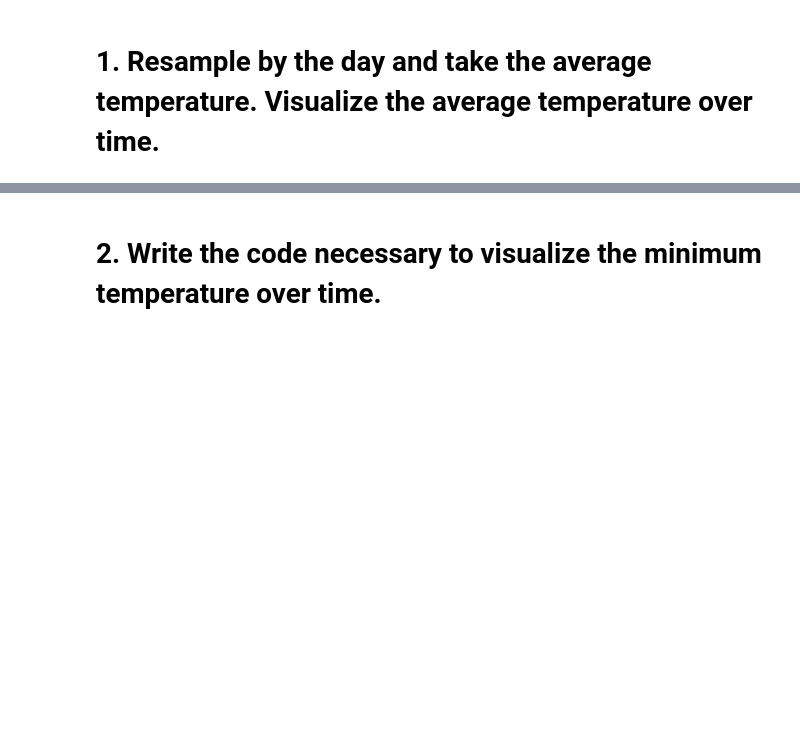
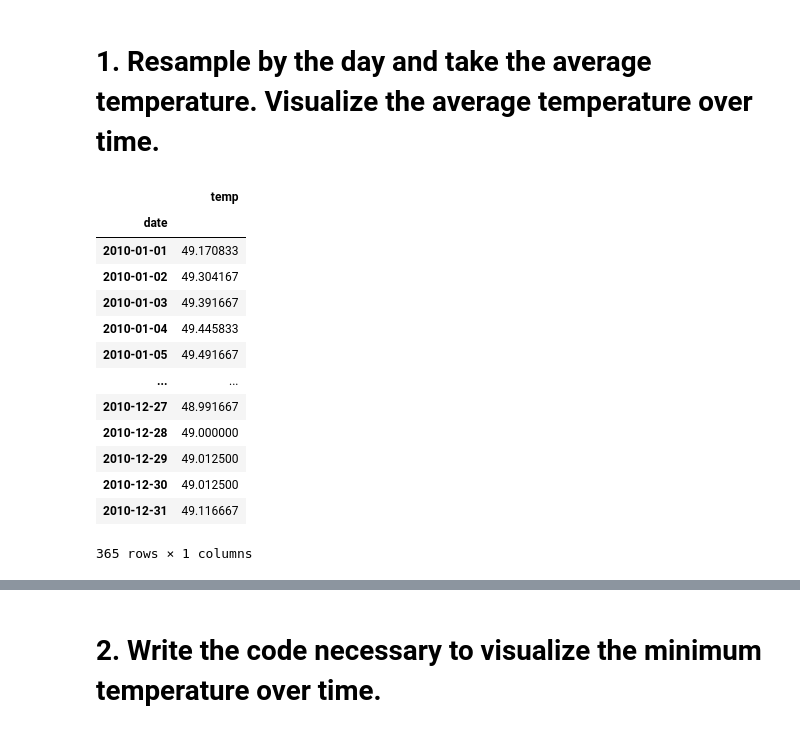
Before and after one commit to christophermayorga/time-series-exercises, a Jupyter notebook: time-date.ipynb, the cells around one changed output, grey strips where cells are left out. Drawn from its saved outputs; the diff is of its cells as text; code cells hidden in the pictures; blank space fills up the shorter version.

```diff
--- a/time-date.ipynb
+++ b/time-date.ipynb
@@ -20,2 +30,19 @@ data.sf_temps()
 # %% [markdown]
 # 1. Resample by the day and take the average temperature. Visualize the average temperature over time.
+# %%
+df.resample('D').mean()
+# %% [output]
+|  | temp |
+| date |  |
+| 2010-01-01 | 49.170833 |
+| 2010-01-02 | 49.304167 |
+| 2010-01-03 | 49.391667 |
+| 2010-01-04 | 49.445833 |
+| 2010-01-05 | 49.491667 |
+| ... | ... |
+| 2010-12-27 | 48.991667 |
+| 2010-12-28 | 49.000000 |
+| 2010-12-29 | 49.012500 |
+| 2010-12-30 | 49.012500 |
+| 2010-12-31 | 49.116667 |
+365 rows × 1 columns
```
Also changed, not shown: parts of 9 cells of this notebook.
